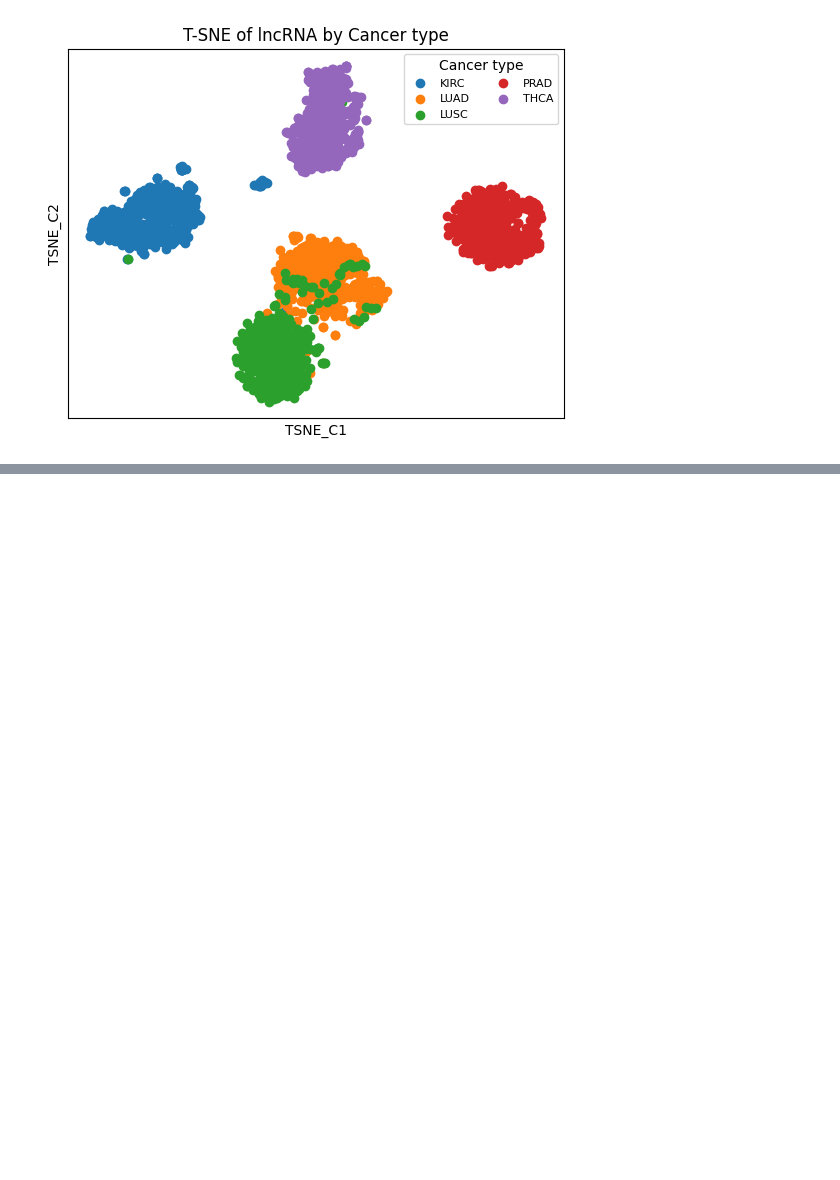
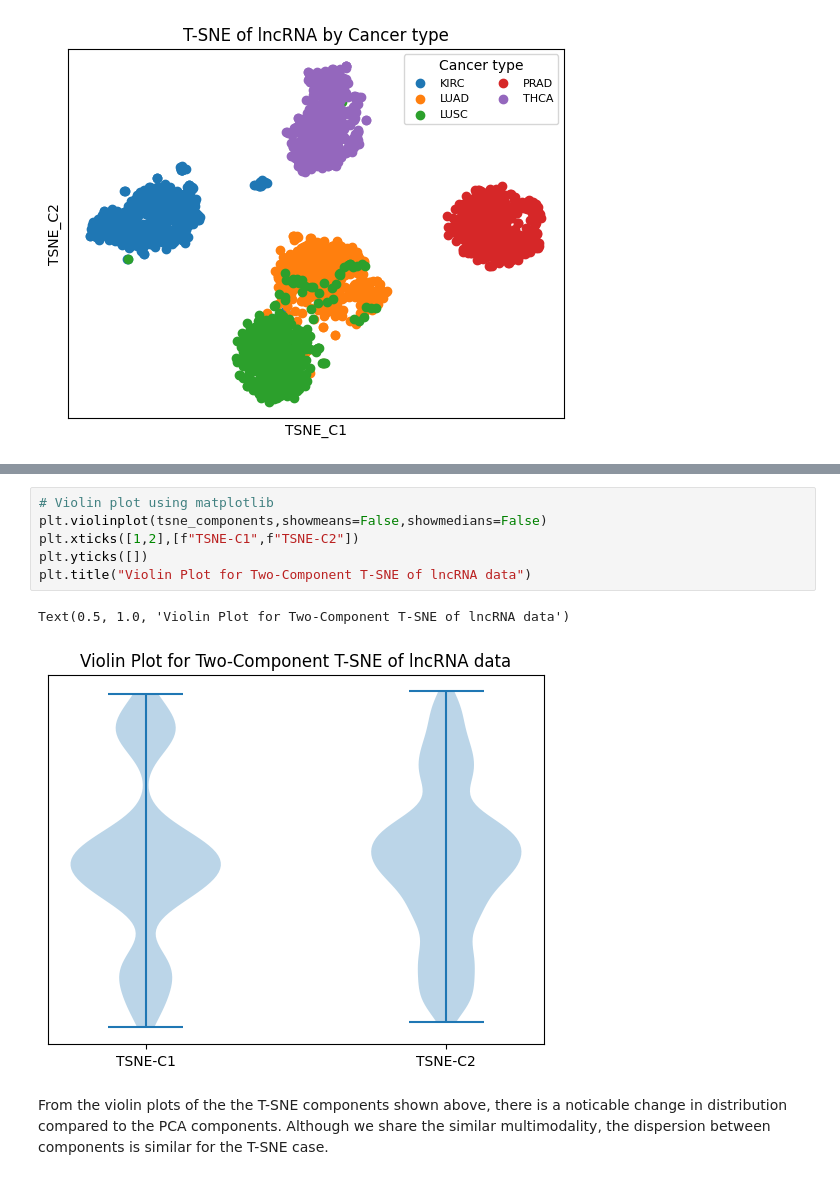
Before and after one commit to RamsMorales/pca-tsne-lncRNA, a Jupyter notebook: notebooks/HW_2.ipynb, the cells around one changed output, grey strips where cells are left out. Drawn from its saved outputs; the diff is of its cells as text; blank space fills up the shorter version.

Commit message:
finished task 3 and task 4. added html support for interactive plot. finalized report pdf

```diff
--- a/notebooks/HW_2.ipynb
+++ b/notebooks/HW_2.ipynb
@@ -266,0 +272,11 @@ plt.show()
+# %%
+# Violin plot using matplotlib
+plt.violinplot(tsne_components,showmeans=False,showmedians=False)
+plt.xticks([1,2],[f"TSNE-C1",f"TSNE-C2"])
+plt.yticks([])
+plt.title("Violin Plot for Two-Component T-SNE of lncRNA data")
+# %% [output]
+Text(0.5, 1.0, 'Violin Plot for Two-Component T-SNE of lncRNA data')
+[figure, added]
+# %% [markdown]
+From the violin plots of the the T-SNE components shown above, there is a noticable change in distribution compared to the PCA components. Although we share the similar multimodality, the dispersion between components is similar for the T-SNE case.
```
Also changed, not shown: parts of 1 cell of this notebook, 3 other files.
